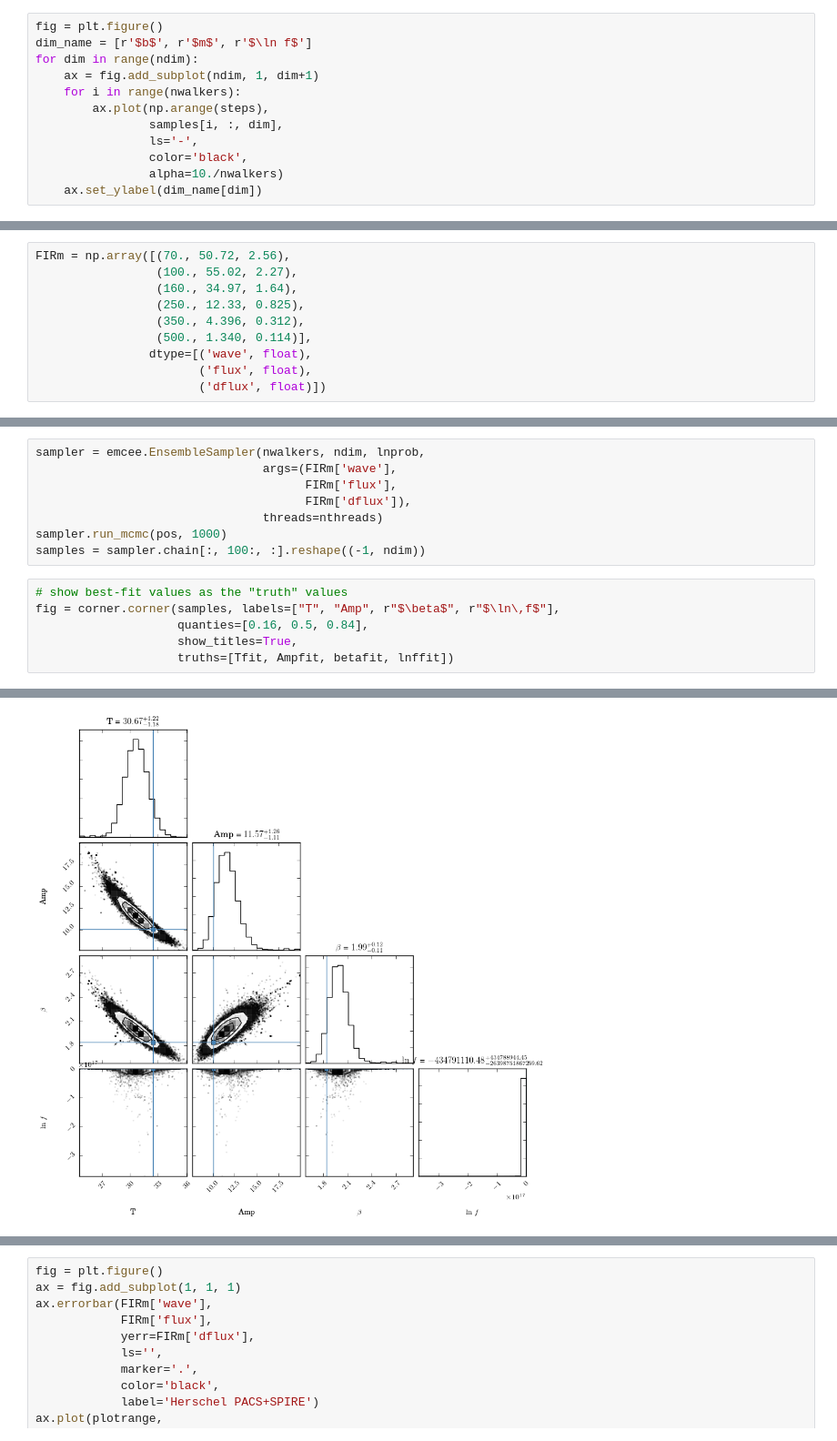
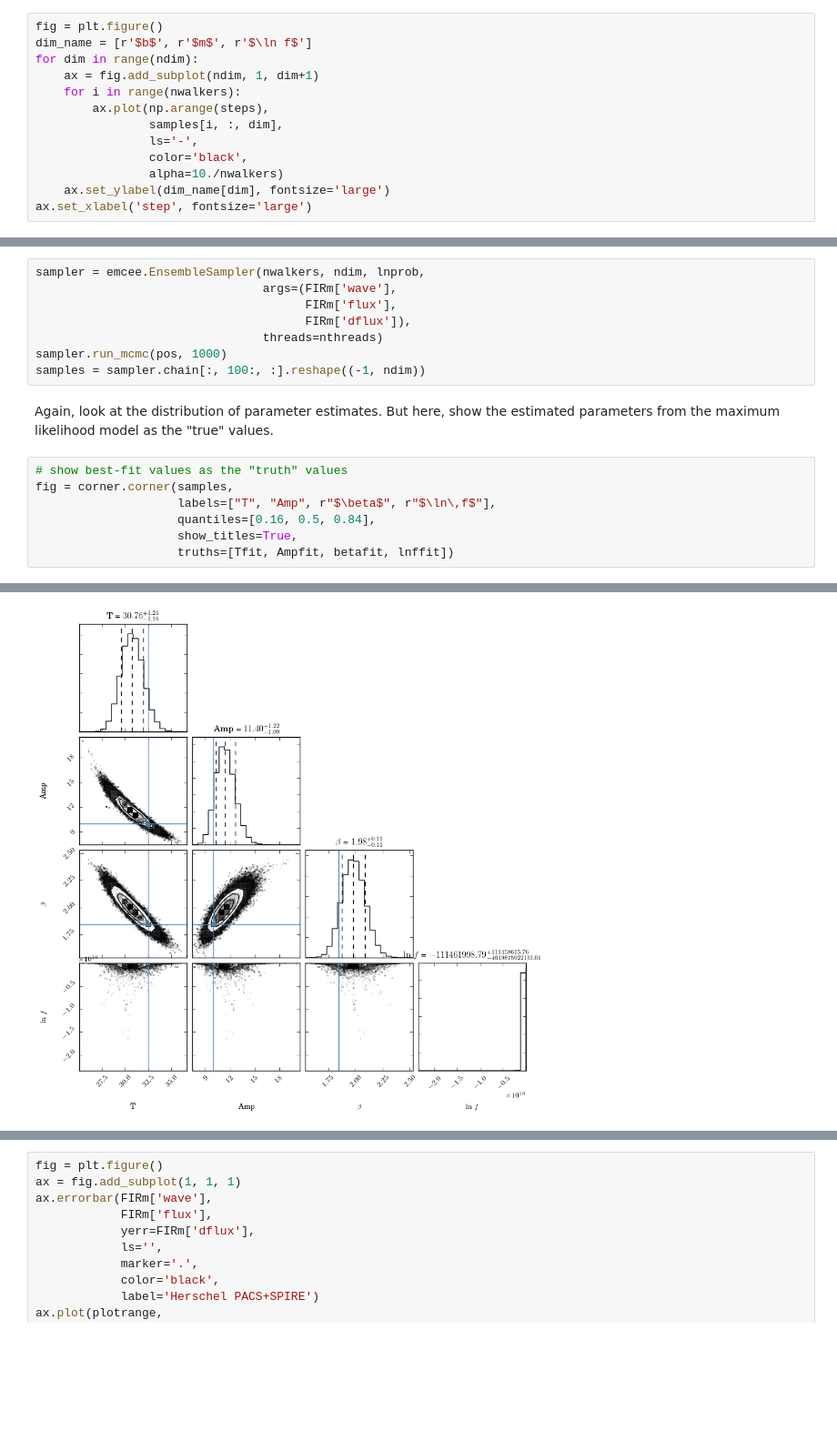
Before and after one commit to pucdata/pythonclub, a Jupyter notebook: sessions/06-mcmc/MCMC with emcee.ipynb, the cells around one changed output, grey strips where cells are left out. Shown at 91% size. Saved outputs shown, nothing was run; the diff lists cells and outputs as text; blank space fills up the shorter version.

```diff
--- a/sessions/06-mcmc/MCMC with emcee.ipynb
+++ b/sessions/06-mcmc/MCMC with emcee.ipynb
@@ -233,5 +241,6 @@ for dim in range(ndim):
                 ls='-',
                 color='black',
                 alpha=10./nwalkers)
-    ax.set_ylabel(dim_name[dim])
+    ax.set_ylabel(dim_name[dim], fontsize='large')
+ax.set_xlabel('step', fontsize='large')
 # %% [output]
@@ -348,16 +360,6 @@ def lnlike(theta, x, y, yerr):
     model = fit_bb(x, T, amp, beta)
     inv_sigma2 = 1.0 / (yerr**2 + model**2*np.exp(2*lnf))
     return -0.5 * np.sum((y-model)**2*inv_sigma2 - np.log(inv_sigma2))
-# %%
-FIRm = np.array([(70., 50.72, 2.56),
-                 (100., 55.02, 2.27),
-                 (160., 34.97, 1.64),
-                 (250., 12.33, 0.825),
-                 (350., 4.396, 0.312),
-                 (500., 1.340, 0.114)],
-                dtype=[('wave', float),
-                       ('flux', float),
-                       ('dflux', float)])
 # %%
 # initial guesses. 25K, arbitrary
 p0 = [25, 1, 1.8, -1]
@@ -435,10 +437,13 @@ sampler = emcee.EnsembleSampler(nwalkers, ndim, lnprob,
                                 threads=nthreads)
 sampler.run_mcmc(pos, 1000)
 samples = sampler.chain[:, 100:, :].reshape((-1, ndim))
+# %% [markdown]
+Again, look at the distribution of parameter estimates. But here, show the estimated parameters from the maximum likelihood model as the "true" values.
 # %%
 # show best-fit values as the "truth" values
-fig = corner.corner(samples, labels=["T", "Amp", r"$\beta$", r"$\ln\,f$"],
-                    quanties=[0.16, 0.5, 0.84],
+fig = corner.corner(samples,
+                    labels=["T", "Amp", r"$\beta$", r"$\ln\,f$"],
+                    quantiles=[0.16, 0.5, 0.84],
                     show_titles=True,
                     truths=[Tfit, Ampfit, betafit, lnffit])
 # %% [output]
@@ -447 +451 @@ WARNING:root:Too few points to create valid contours
-[figure, old version]
+[figure, new version]
```
Also changed, not shown: parts of 24 cells of this notebook.
